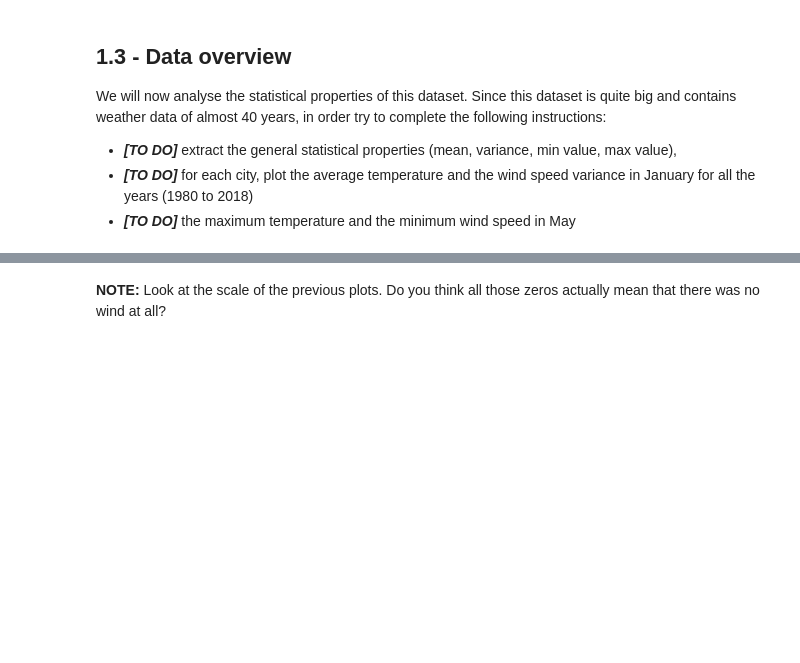
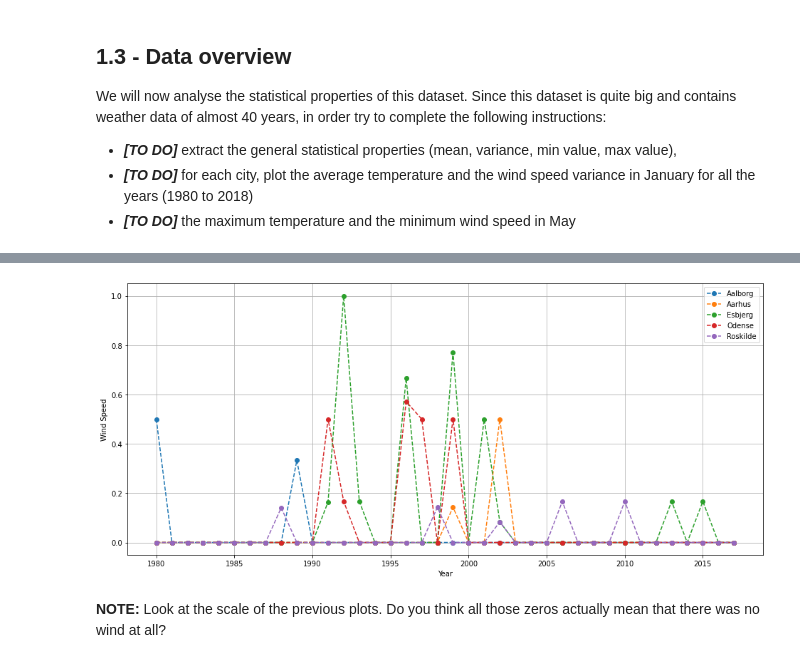
Before and after one commit to UCL-ELEC0136/2-data-processing-nicogig, a Jupyter notebook: 2-data-processing.ipynb, the cells around one changed output, grey strips where cells are left out. Cells and saved outputs as stored; diff of their text form; code cells hidden in the pictures; blank space fills up the shorter version.

```diff
--- a/2-data-processing.ipynb
+++ b/2-data-processing.ipynb
@@ -354,3 +368,25 @@ for city in cities:
+# %%
+###########################
+# Task:
+#   plot minimum wind speed in May from 1980 to 2018.
+#
+###########################
+plt.figure(figsize=(16, 7))
+x_data = range(1980, 2019)
+
+for city in cities:
+    y_data = []
+    for year in range(1980,2019):
+        y_data.append(df_resampled[city].loc[f'{year}-05-01 00:00:00':f'{year}-05-31 23:59:59', 'WindSpeed'].min())
+    plt.plot(x_data, y_data, label=city, linestyle='--', marker='o')
+
+plt.ylabel('Wind Speed')
+plt.xlabel('Year')
+plt.grid()
+plt.legend()
+plt.show()
+# %% [output]
+[figure, added]
 # %% [markdown]
 **NOTE:** Look at the scale of the previous plots. Do you think all those zeros actually mean that there was no wind at all?
 # %% [markdown]
```
Also changed, not shown: parts of 7 cells of this notebook.
